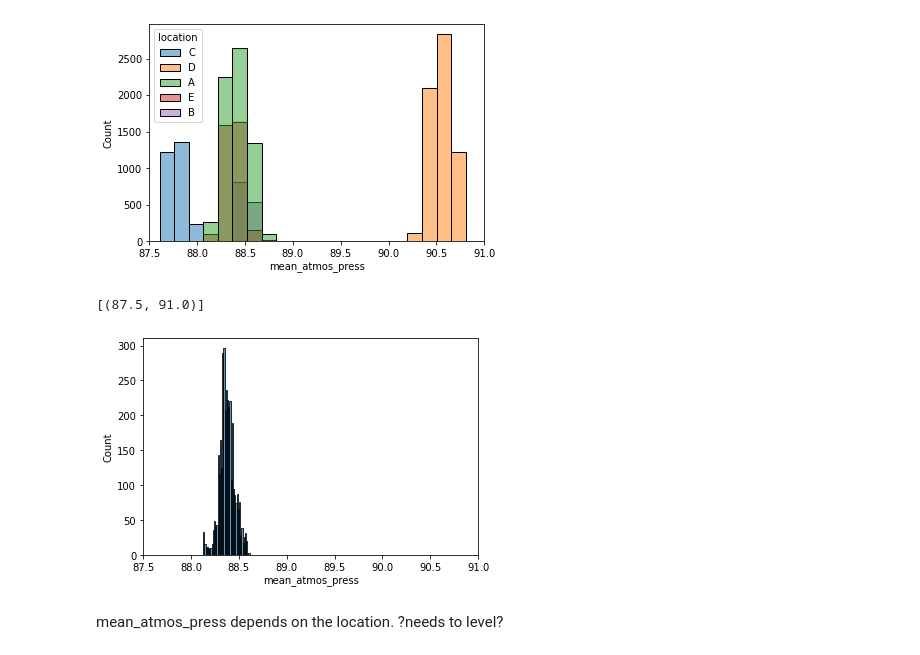
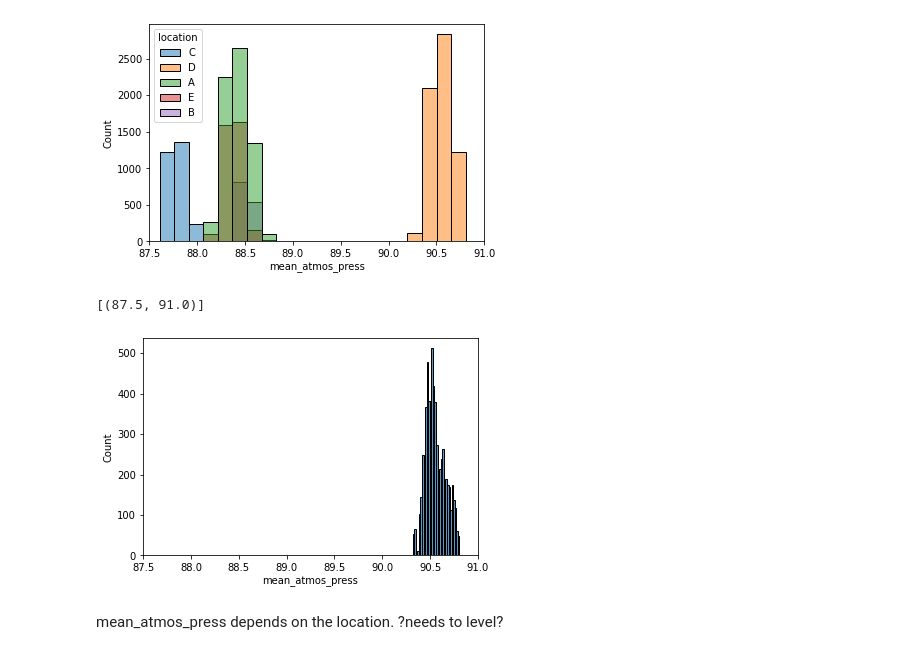
Before and after one commit to sm4rtm4art/airquality, a Jupyter notebook: EDA-and-modeling.ipynb, the cells around one changed output. Cells and saved outputs as stored; diff of their text form; code cells hidden in the pictures.

Commit message:
location 3

```diff
--- a/EDA-and-modeling.ipynb
+++ b/EDA-and-modeling.ipynb
@@ -194,12 +190,12 @@ p.set(xlim=(87.5, 91))
 # %%
 locations = ['A', 'B', 'C', 'D', 'E']
 
-a = data[(data['location']=='E')]
+a = data[(data['location']=='D')]
 ad= sns.histplot(a.mean_atmos_press)
 ad.set(xlim=(87.5, 91))
 # %% [output]
 [(87.5, 91.0)]
-[figure, old version]
+[figure, new version]
 # %% [markdown]
 mean_atmos_press depends on the location.
 ?needs to level?
```
Also changed, not shown: parts of 15 cells of this notebook, 3 other files.
